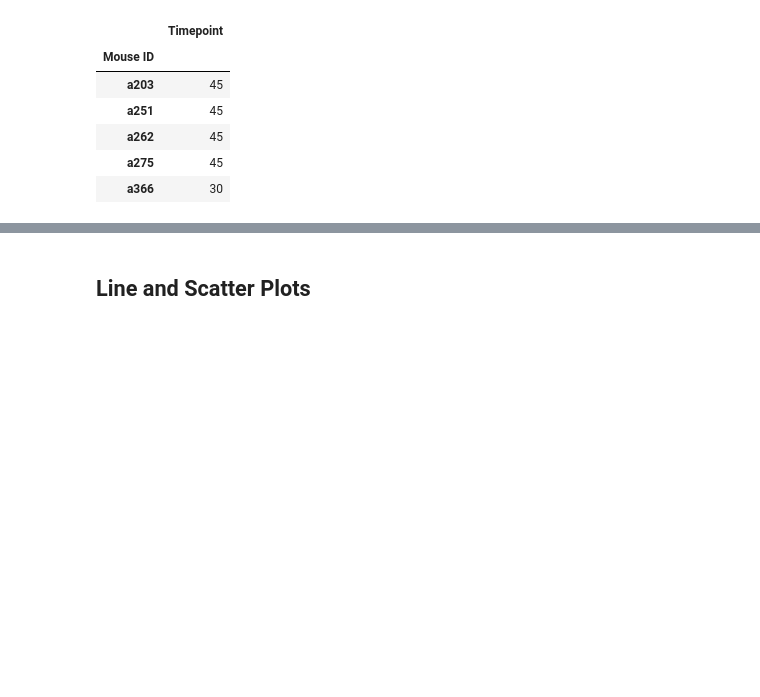
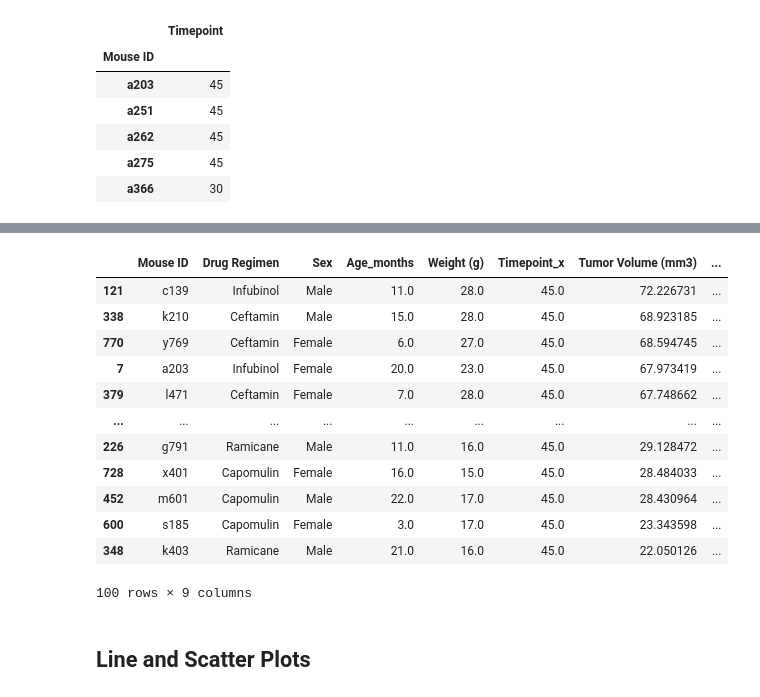
Before and after one commit to pasco27/matplotlib_homework, a Jupyter notebook: pymaceuticals_pascarella1.ipynb, the cells around one changed output, grey strips where cells are left out. Saved outputs shown, nothing was run; the diff lists cells and outputs as text; code cells hidden in the pictures; blank space fills up the shorter version.

```diff
--- a/pymaceuticals_pascarella1.ipynb
+++ b/pymaceuticals_pascarella1.ipynb
@@ -329,2 +343,18 @@ four_outlier_data_clean
+# %%
+four_outlier_data_clean.sort_values(by='Tumor Volume (mm3)', ascending=False)
+# %% [output]
+|  | Mouse ID | Drug Regimen | Sex | Age_months | Weight (g) | Timepoint_x | Tumor Volume (mm3) | ... |
+| 121 | c139 | Infubinol | Male | 11.0 | 28.0 | 45.0 | 72.226731 | ... |
+| 338 | k210 | Ceftamin | Male | 15.0 | 28.0 | 45.0 | 68.923185 | ... |
+| 770 | y769 | Ceftamin | Female | 6.0 | 27.0 | 45.0 | 68.594745 | ... |
+| 7 | a203 | Infubinol | Female | 20.0 | 23.0 | 45.0 | 67.973419 | ... |
+| 379 | l471 | Ceftamin | Female | 7.0 | 28.0 | 45.0 | 67.748662 | ... |
+| ... | ... | ... | ... | ... | ... | ... | ... | ... |
+| 226 | g791 | Ramicane | Male | 11.0 | 16.0 | 45.0 | 29.128472 | ... |
+| 728 | x401 | Capomulin | Female | 16.0 | 15.0 | 45.0 | 28.484033 | ... |
+| 452 | m601 | Capomulin | Male | 22.0 | 17.0 | 45.0 | 28.430964 | ... |
+| 600 | s185 | Capomulin | Female | 3.0 | 17.0 | 45.0 | 23.343598 | ... |
+| 348 | k403 | Ramicane | Male | 21.0 | 16.0 | 45.0 | 22.050126 | ... |
+100 rows × 9 columns
 # %%
 # Put treatments into a list for for loop (and later for plot labels)
```
Also changed, not shown: parts of 6 cells of this notebook.
